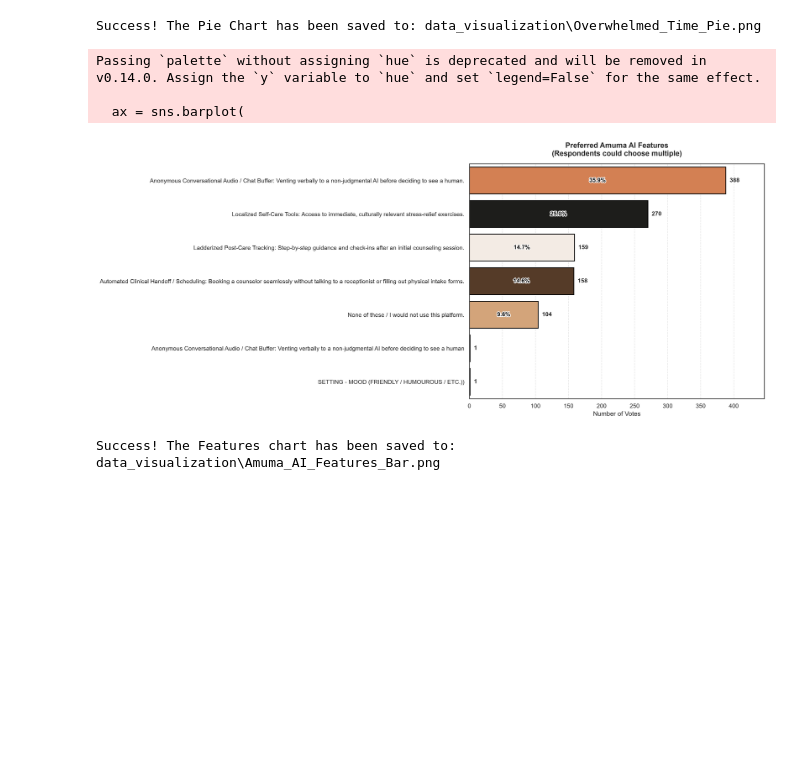
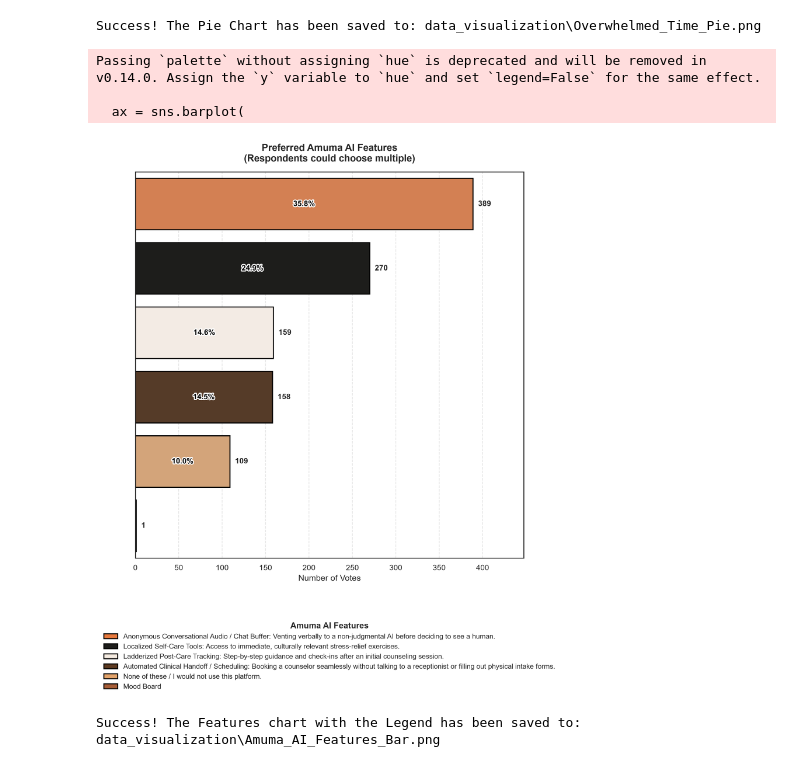
Before and after one commit to JohnLloydCanoy/amuma, a Jupyter notebook: interpretation/data_visualization.ipynb, the cells around one changed output. Drawn from its saved outputs; the diff is of its cells as text; code cells hidden in the pictures; blank space fills up the shorter version.

```diff
--- a/interpretation/data_visualization.ipynb
+++ b/interpretation/data_visualization.ipynb
@@ -1141,7 +1141,8 @@ print(f"Success! The Pie Chart has been saved to: {file_path}")
 Success! The Pie Chart has been saved to: data_visualization\Overwhelmed_Time_Pie.png
 # %%
 import os
-import matplotlib.patheffects as pe
+import matplotlib.patches as mpatches  # Needed to build the custom legend!
+import matplotlib.patheffects as pe  # Used for the white text outlines!
 import matplotlib.pyplot as plt
 import pandas as pd
 import seaborn as sns
@@ -1155,8 +1156,7 @@ cleaned_df = pd.read_csv("rawdata/Cleaned_Data.csv")
 # 3. Grab Column 19 (Index 18)
 feature_col = cleaned_df.columns[18]
 
-# 4. SPLIT MULTIPLE ANSWERS
-# (Assuming comma-separated; switch to ";" if normalized with semicolons during cleaning)
+# 4. SPLIT MULTIPLE ANSWERS (Normalized with semicolons)
 separated_features = (
     cleaned_df[feature_col]
     .dropna()
@@ -1176,8 +1176,8 @@ feature_counts.columns = ["Feature", "Count"]
 # Calculate the TOTAL number of votes for percentages
 total_votes = feature_counts["Count"].sum()
 
-# 6. Set up the figure (Taller to comfortably fit all options)
-plt.figure(figsize=(10, 8), dpi=300)
+# 6. Set up the figure (Taller to comfortably fit all options and the legend)
+plt.figure(figsize=(10, 10), dpi=300)
 
 # The Extended Calico Theme Palette
 extended_calico_colors = [
@@ -1230,35 +1230,58 @@ for patch in ax.patches:
                 va="center",
                 fontsize=11,
                 fontweight="bold",
                 color="black",
                 path_effects=[pe.withStroke(linewidth=3, foreground="white")],
             )
 
 # 9. Add title and styling
 plt.title(
     "Preferred Amuma AI Features\n(Respondents could choose multiple)",
     fontsize=14,
     fontweight="bold",
     pad=15,
 )
 plt.xlabel("Number of Votes", fontsize=12)
 plt.ylabel("", fontsize=12)
 
-plt.yticks(fontsize=11)
+# Remove y-axis labels (relocated to bottom legend)
+plt.yticks([])
 plt.grid(axis="x", linestyle="--", alpha=0.5)
 
-# 10. Save to the specific folder
+# 10. CREATE THE CUSTOM LEGEND AT THE BOTTOM
+legend_patches = [
+    mpatches.Patch(
+        facecolor=colors[i],
+        edgecolor="black",
+        linewidth=1.5,
+        label=feature_counts["Feature"].iloc[i],
+    )
+    for i in range(len(feature_counts))
+]
+
+plt.legend(
+    handles=legend_patches,
+    title="Amuma AI Features",
+    title_fontproperties={"weight": "bold", "size": 12},
+    loc="upper center",
+    bbox_to_anchor=(0.5, -0.15),
+    ncol=1,
+    fontsize=10,
+    frameon=False,
+)
+
+# 11. Save to the specific folder
 save_folder = "data_visualization"
 os.makedirs(save_folder, exist_ok=True)
 
 file_path = os.path.join(save_folder, "Amuma_AI_Features_Bar.png")
 plt.savefig(file_path, dpi=300, bbox_inches="tight")
 plt.show()
 
-print(f"Success! The Features chart has been saved to: {file_path}")
+print(f"Success! The Features chart with the Legend has been saved to: {file_path}")
 # %% [output]
 Passing `palette` without assigning `hue` is deprecated and will be removed in v0.14.0. Assign the `y` variable to `hue` and set `legend=False` for the same effect.
 
   ax = sns.barplot(
-[figure, old version]
+[figure, new version]
-Success! The Features chart has been saved to: data_visualization\Amuma_AI_Features_Bar.png
+Success! The Features chart with the Legend has been saved to: data_visualization\Amuma_AI_Features_Bar.png
```
